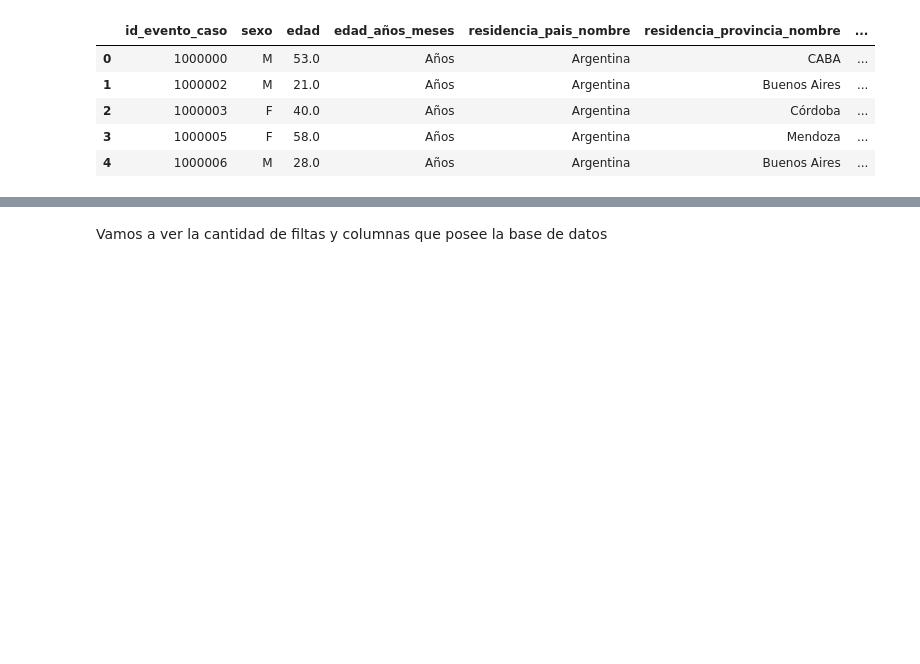
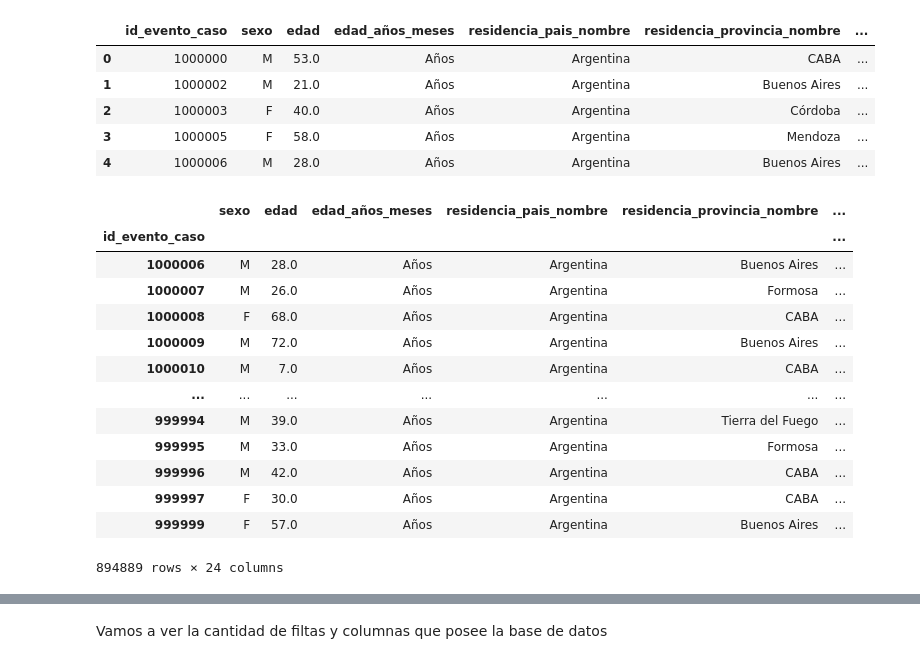
Before and after one commit to dieguito1331/diplomatura, a Jupyter notebook: clase1/01 - baseCovid.ipynb, the cells around one changed output, grey strips where cells are left out. Drawn from its saved outputs; the diff is of its cells as text; code cells hidden in the pictures; blank space fills up the shorter version.

```diff
--- a/clase1/01 - baseCovid.ipynb
+++ b/clase1/01 - baseCovid.ipynb
@@ -44,3 +144,20 @@ covidNacion.head()
 | 2 | 1000003 | F | 40.0 | Años | Argentina | Córdoba | ... |
 | 3 | 1000005 | F | 58.0 | Años | Argentina | Mendoza | ... |
 | 4 | 1000006 | M | 28.0 | Años | Argentina | Buenos Aires | ... |
+# %%
+covidNacion.set_index("id_evento_caso").loc[1000006:,:]
+# %% [output]
+|  | sexo | edad | edad_años_meses | residencia_pais_nombre | residencia_provincia_nombre | ... |
+| id_evento_caso |  |  |  |  |  | ... |
+| 1000006 | M | 28.0 | Años | Argentina | Buenos Aires | ... |
+| 1000007 | M | 26.0 | Años | Argentina | Formosa | ... |
+| 1000008 | F | 68.0 | Años | Argentina | CABA | ... |
+| 1000009 | M | 72.0 | Años | Argentina | Buenos Aires | ... |
+| 1000010 | M | 7.0 | Años | Argentina | CABA | ... |
+| ... | ... | ... | ... | ... | ... | ... |
+| 999994 | M | 39.0 | Años | Argentina | Tierra del Fuego | ... |
+| 999995 | M | 33.0 | Años | Argentina | Formosa | ... |
+| 999996 | M | 42.0 | Años | Argentina | CABA | ... |
+| 999997 | F | 30.0 | Años | Argentina | CABA | ... |
+| 999999 | F | 57.0 | Años | Argentina | Buenos Aires | ... |
+894889 rows × 24 columns
```
Also changed, not shown: parts of 37 cells of this notebook, 2 other files.
